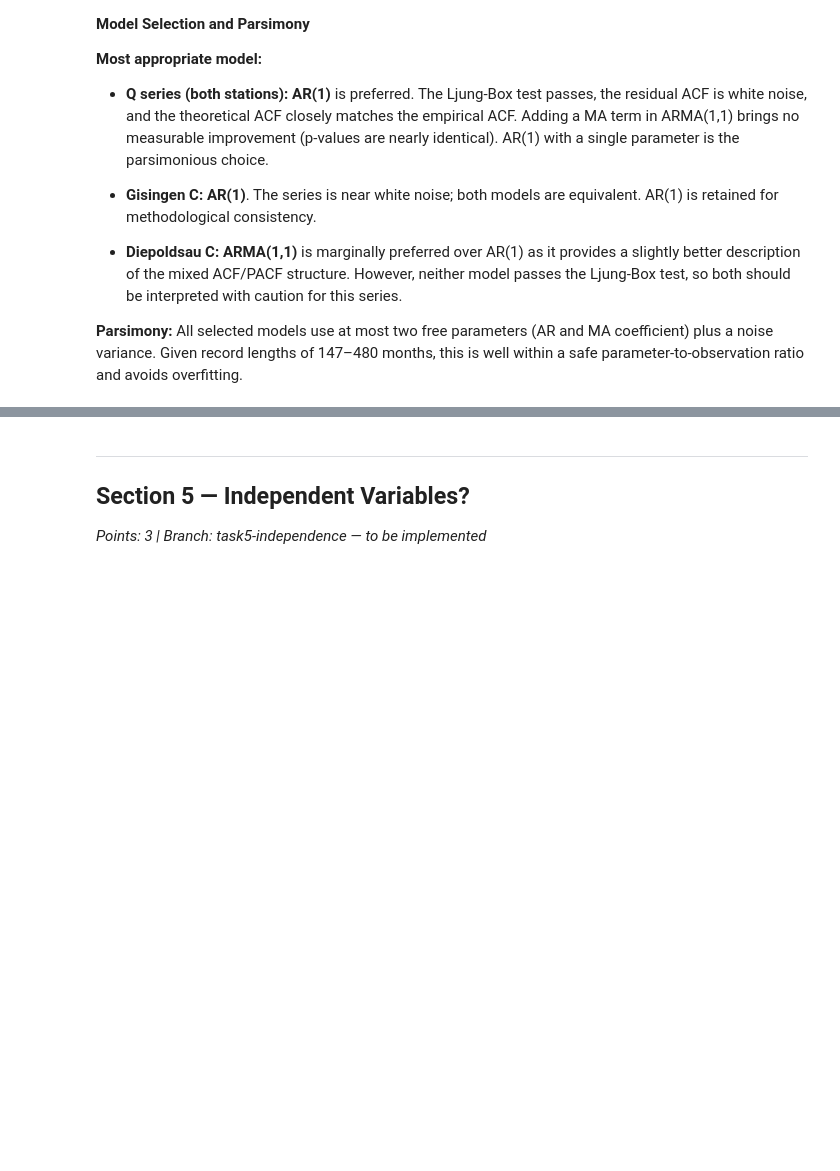
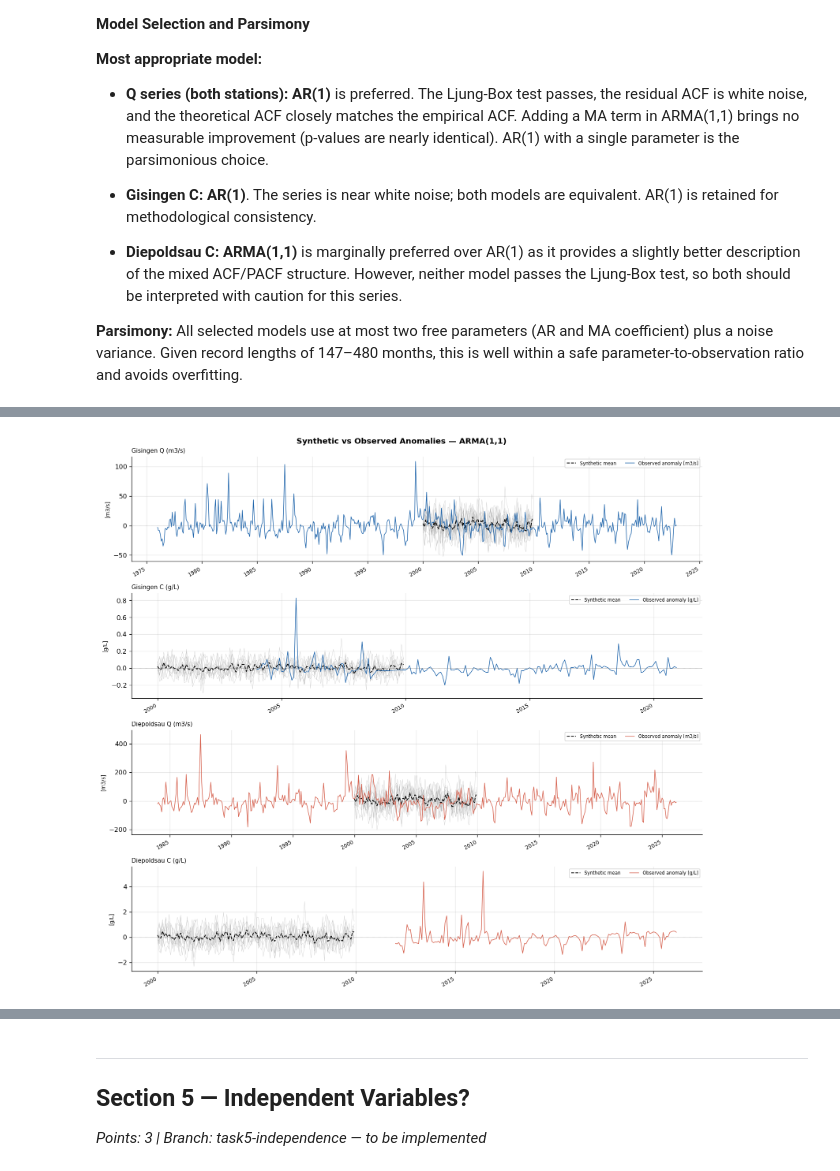
Before and after one commit to luuuciii/WRM_Assignement_2, a Jupyter notebook: Code/main.ipynb, the cells around one changed output, grey strips where cells are left out. Saved outputs shown, nothing was run; the diff lists cells and outputs as text; code cells hidden in the pictures; blank space fills up the shorter version.

```diff
--- a/Code/main.ipynb
+++ b/Code/main.ipynb
@@ -778,0 +861,94 @@ All four series reject the normality hypothesis (PPCC < critical value for all m
+# %%
+# Section 4 — PLOT
+
+KEYS_S4     = list(FILES.keys())
+STATIONS_S4 = ['Gisingen', 'Gisingen', 'Diepoldsau', 'Diepoldsau']
+COLORS_S4   = {'Gisingen': '#2166ac', 'Diepoldsau': '#d6604d'}
+units_s4    = ['m3/s', 'g/L', 'm3/s', 'g/L']
+
+# ── Figure 1: Synthetic vs observed anomalies ────────────────────────────
+fig1, axes1 = plt.subplots(4, 1, figsize=(13, 12))
+fig1.suptitle('Synthetic vs Observed Anomalies — ARMA(1,1)',
+               fontsize=12, fontweight='bold')
+
+for ax, key, station, unit in zip(axes1, KEYS_S4, STATIONS_S4, units_s4):
+    color = COLORS_S4[station]
+    obs   = anomalies_s4[key].dropna()
+    # Synthetic realizations (grey, thin)
+    for row in sim_anomalies[key]:
+        ax.plot(SIM_IDX, row, color='grey', linewidth=0.4, alpha=0.4)
+    # Mean synthetic (black dashed)
+    ax.plot(SIM_IDX, sim_anomalies[key].mean(axis=0),
+            'k--', linewidth=1.2, label='Synthetic mean')
+    # Observed anomaly (colored)
+    ax.plot(obs.index, obs.values, color=color, linewidth=0.9,
+            label=f'Observed anomaly [{unit}]')
+    ax.axhline(0, color='grey', linewidth=0.4, linestyle=':')
+    ax.set_title(LABELS[key], fontsize=9, loc='left')
+    ax.set_ylabel(f'[{unit}]', fontsize=8)
+    ax.legend(fontsize=7, loc='upper right', ncol=2)
+    ax.xaxis.set_major_formatter(mdates.DateFormatter('%Y'))
+    ax.xaxis.set_major_locator(mdates.YearLocator(5))
+    plt.setp(ax.xaxis.get_majorticklabels(), rotation=30, ha='right', fontsize=8)
+
+plt.tight_layout()
+plt.savefig('../DATA/fig7_synthetic_series.png', bbox_inches='tight')
+plt.show()
+
+# ── Figure 2: Observed vs mean synthetic ACF ─────────────────────────────
+fig2, axes2 = plt.subplots(4, 1, figsize=(12, 11))
+fig2.suptitle('ACF: Observed vs Mean Synthetic — ARMA(1,1)',
+               fontsize=12, fontweight='bold')
+
+for ax, key, station in zip(axes2, KEYS_S4, STATIONS_S4):
+    color = COLORS_S4[station]
+    s = anomalies_s4[key]
+    if key in ('gis_C', 'die_C'):
+        lags, obs_acf, _, ci, _ = compute_acf_segmented(s, max_lags=MAX_LAGS_S4)
+    else:
+        lags, obs_acf, ci = compute_acf_with_ci(s, max_lags=MAX_LAGS_S4)
+    ax.bar(lags[1:], obs_acf[1:], color=color, alpha=0.5, width=0.6,
+           label='Observed ACF')
+    ax.plot(lags, syn_acf_mean[key], 'k-', linewidth=1.5,
+            label='Mean synthetic ACF')
+    ax.axhline( ci, color='grey', linestyle='--', linewidth=1, label='95% CI')
+    ax.axhline(-ci, color='grey', linestyle='--', linewidth=1)
+    ax.axhline(0,   color='k',    linewidth=0.4)
+    ax.set_title(LABELS[key], fontsize=9, loc='left')
+    ax.set_xlim(0, MAX_LAGS_S4 + 1)
+    ax.set_xlabel('Lag (months)', fontsize=8)
+    ax.legend(fontsize=7, loc='upper right', ncol=2)
+
+plt.tight_layout()
+plt.savefig('../DATA/fig8_synthetic_acf.png', bbox_inches='tight')
+plt.show()
+
+# ── Figure 3: Sediment mass M(t) — observed vs synthetic ─────────────────
+fig3, axes3 = plt.subplots(2, 1, figsize=(13, 8))
+fig3.suptitle('Monthly Sediment Mass Flux M(t) = Q · C  [kg/s]\n'
+               'Observed (coloured) vs Synthetic realizations (grey)',
+               fontsize=11, fontweight='bold')
+
+for ax, (M_obs, M_syn_list, station, lbl) in zip(axes3, [
+        (M_obs_gis, M_syn_gis, 'Gisingen',   'Gisingen (Ill)'),
+        (M_obs_die, M_syn_die, 'Diepoldsau', 'Diepoldsau (Rhine)')]):
+    color = COLORS_S4[station]
+    for s in M_syn_list:
+        ax.plot(s.index, s.values, color='grey', linewidth=0.4, alpha=0.4)
+    syn_mean = pd.concat(M_syn_list, axis=1).mean(axis=1)
+    ax.plot(syn_mean.index, syn_mean.values,
+            'k--', linewidth=1.2, label='Synthetic mean')
+    ax.plot(M_obs.index, M_obs.values, color=color, linewidth=1.0,
+            label=f'Observed M(t) (overlap period)')
+    ax.set_title(lbl, fontsize=10, loc='left')
+    ax.set_ylabel('M [kg/s]', fontsize=8)
+    ax.legend(fontsize=8)
+    ax.xaxis.set_major_formatter(mdates.DateFormatter('%Y'))
+    ax.xaxis.set_major_locator(mdates.YearLocator(2))
+    plt.setp(ax.xaxis.get_majorticklabels(), rotation=30, ha='right', fontsize=8)
+
+plt.tight_layout()
+plt.savefig('../DATA/fig9_sediment_mass.png', bbox_inches='tight')
+plt.show()
+# %% [output]
+[figure, added]
```
Also changed, not shown: parts of 6 cells of this notebook, 4 other files.
